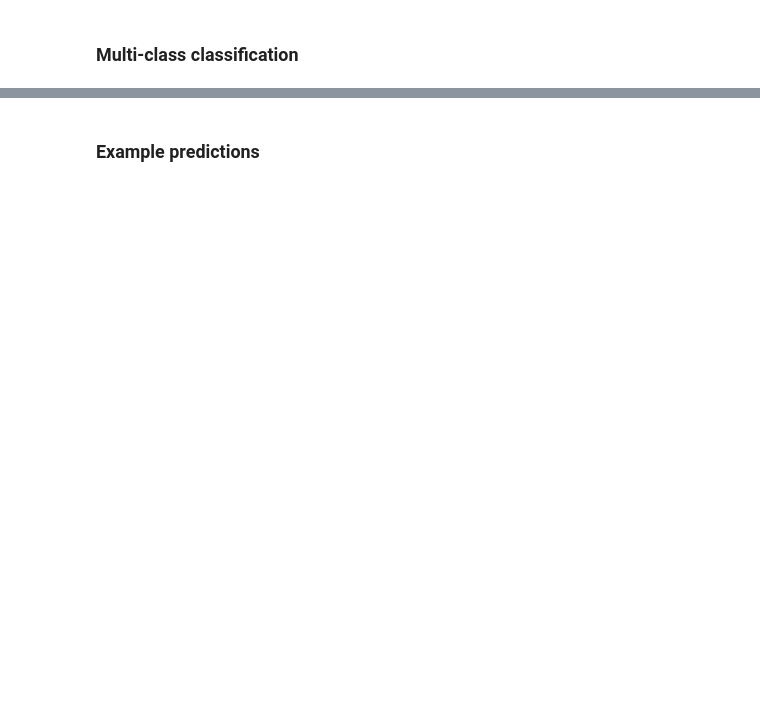
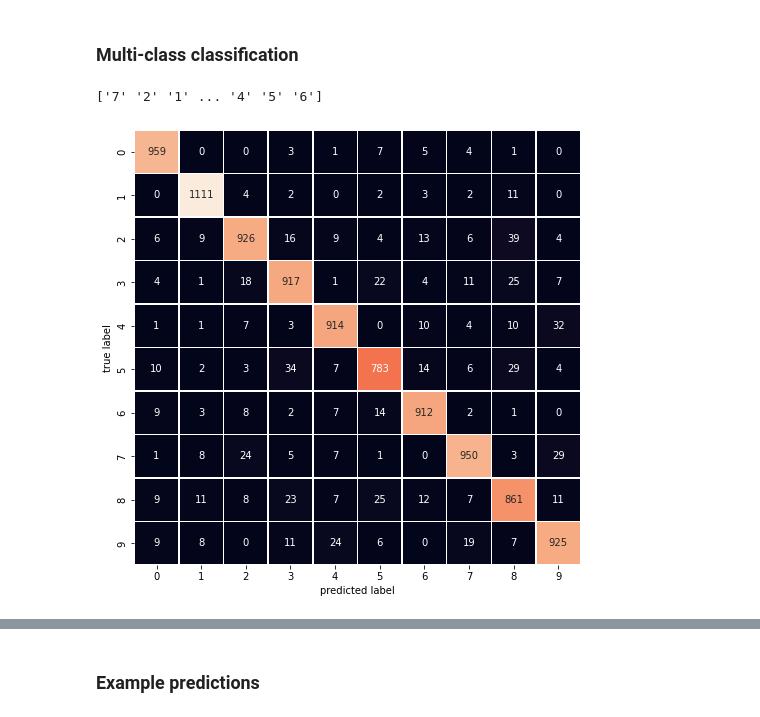
Before and after one commit to sdgroeve/EuBIC2022_workshop_ML, a Jupyter notebook: mnist_digit_classifier.ipynb, the cells around one changed output, grey strips where cells are left out. Drawn from its saved outputs; the diff is of its cells as text; code cells hidden in the pictures; blank space fills up the shorter version.

```diff
--- a/mnist_digit_classifier.ipynb
+++ b/mnist_digit_classifier.ipynb
@@ -152,6 +210,22 @@ for label in range(10):
 # %% [markdown]
 ### Multi-class classification
 # %%
-model.fit(X_train_ds, y_train_ds)
-predictions_proba = model.predict_proba(X_test_ds)
-print(predictions_proba)
+#model.fit(X_train_ds, y_train_ds)
+predictions = model.predict(X_test_ds)
+print(predictions)
+# %% [output]
+['7' '2' '1' ... '4' '5' '6']
+# %%
+from sklearn.metrics import confusion_matrix
+
+def plot_confusion_matrix(y_true, y_pred):
+    mtx = confusion_matrix(y_true, y_pred)
+    fig, ax = plt.subplots(figsize=(8,8))
+    sns.heatmap(mtx, annot=True, fmt='d', linewidths=.5,  cbar=False, ax=ax)
+    #  square=True,
+    plt.ylabel('true label')
+    plt.xlabel('predicted label')
+
+plot_confusion_matrix(y_test_ds, predictions)
+# %% [output]
+[figure, added]
```
Also changed, not shown: parts of 21 cells of this notebook.
